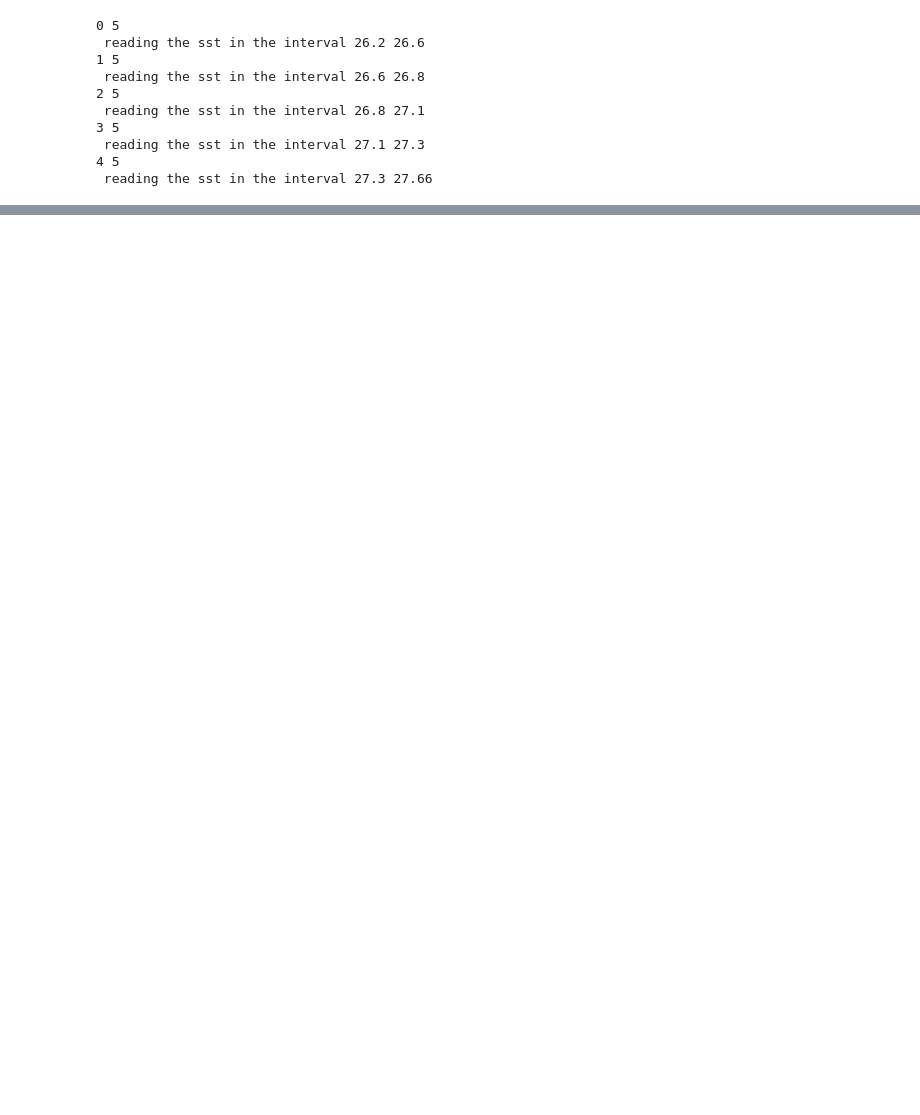
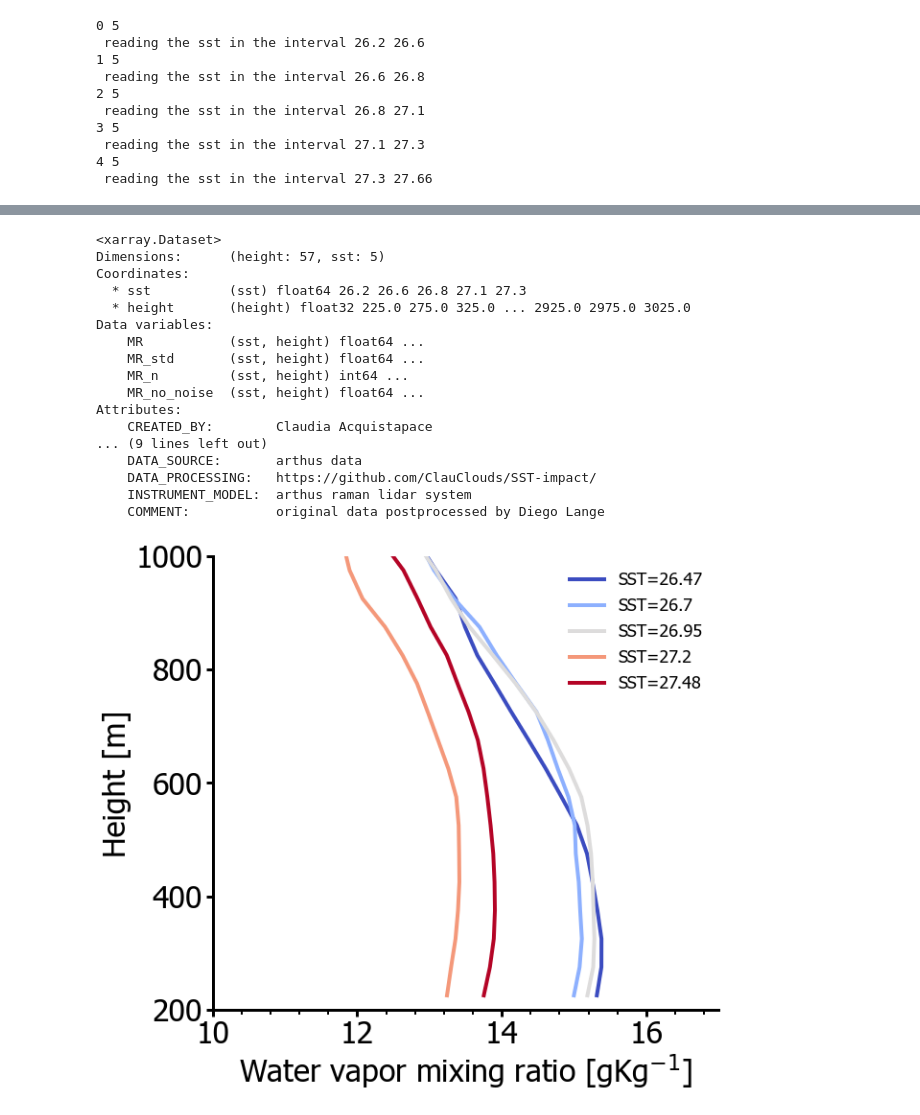
Before and after one commit to ClauClouds/SST-impact, a Jupyter notebook: plot_figure_humidity.ipynb, the cells around one changed output, grey strips where cells are left out. Cells and saved outputs as stored; diff of their text form; code cells hidden in the pictures; blank space fills up the shorter version.

```diff
--- a/plot_figure_humidity.ipynb
+++ b/plot_figure_humidity.ipynb
@@ -453,0 +635,41 @@ fig.savefig(path_out_plots+'resampling_MR_R1.png')
+# %%
+dataset_mr = xr.open_dataset('/Volumes/Extreme SSD/work/006_projects/001_Prec_Trade_Cycle/post_processed_data/binned_sst/arthus_binned_MR_coarser_sst.nc')
+print(dataset_mr)
+fig, ax = plt.subplots(figsize=(9,8), sharex=True, constrained_layout=True)
+
+for ind_profile in range(len(MR_new_data.sst_mean.values)):
+    ax.plot(dataset_mr.MR_no_noise.values[ind_profile ,:], MR_new_data.height.values, color=colors_binned_sst[ind_profile], label=labels[ind_profile], linewidth=4, rasterized=True)
+ax.set_ylim(200., 1000.)
+ax.legend(frameon=False, fontsize=18)
+ax.set_xlim(10., 17.)
+ax.spines["top"].set_visible(False)
+ax.spines["right"].set_visible(False)
+ax.spines["bottom"].set_linewidth(3)
+ax.spines["left"].set_linewidth(3)
+ax.xaxis.set_minor_locator(ticker.AutoMinorLocator(n=5))
+ax.tick_params(which='minor', length=5, width=2)
+ax.tick_params(which='major', length=7, width=3)
+ax.xaxis.set_minor_locator(ticker.AutoMinorLocator(n=5))
+ax.tick_params(axis='both', labelsize=32)
+ax.set_ylabel('Height [m]', fontsize=fontSizeX)
+ax.set_xlabel('Water vapor mixing ratio [gKg$^{-1}$]', fontsize=fontSizeX)
+fig.savefig(path_out_plots+'figure_LCL_R1.png')
+# %% [output]
+<xarray.Dataset>
+Dimensions:      (height: 57, sst: 5)
+Coordinates:
+  * sst          (sst) float64 26.2 26.6 26.8 27.1 27.3
+  * height       (height) float32 225.0 275.0 325.0 ... 2925.0 2975.0 3025.0
+Data variables:
+    MR           (sst, height) float64 ...
+    MR_std       (sst, height) float64 ...
+    MR_n         (sst, height) int64 ...
+    MR_no_noise  (sst, height) float64 ...
+Attributes:
+    CREATED_BY:        Claudia Acquistapace
+... (9 lines left out)
+    DATA_SOURCE:       arthus data
+    DATA_PROCESSING:   https://github.com/ClauClouds/SST-impact/
+    INSTRUMENT_MODEL:  arthus raman lidar system
+    COMMENT:           original data postprocessed by Diego Lange
+[figure, added]
```
Also changed, not shown: parts of 11 cells of this notebook, 2 other files.
